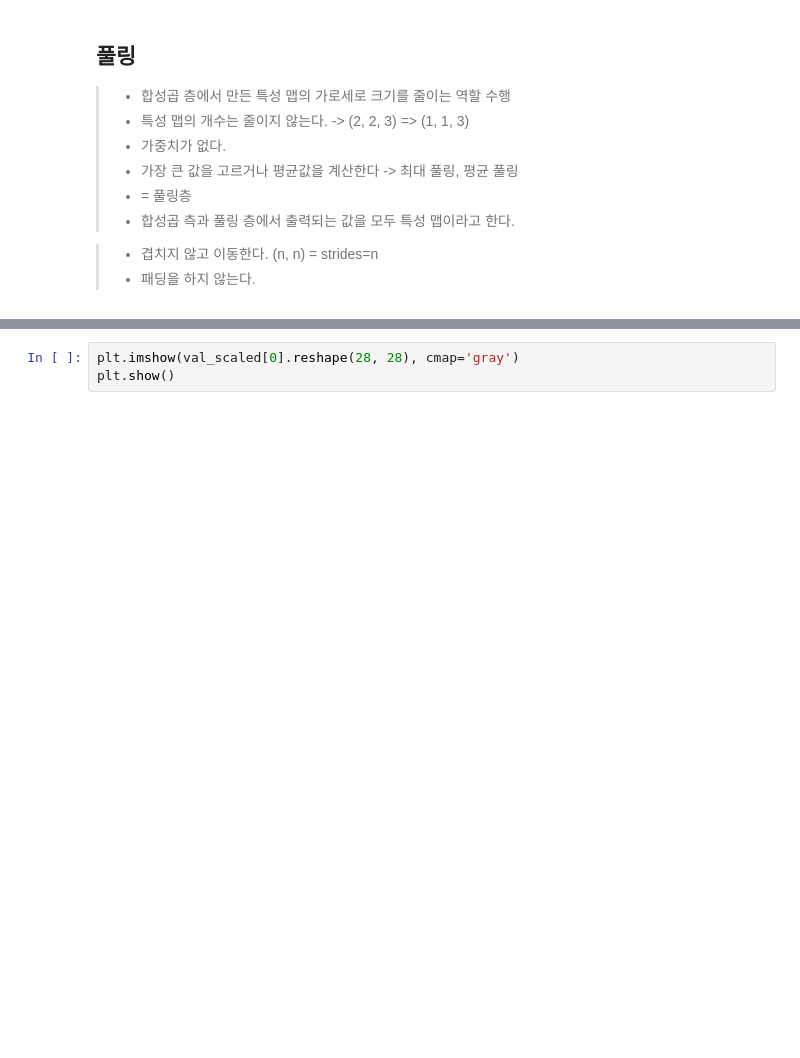
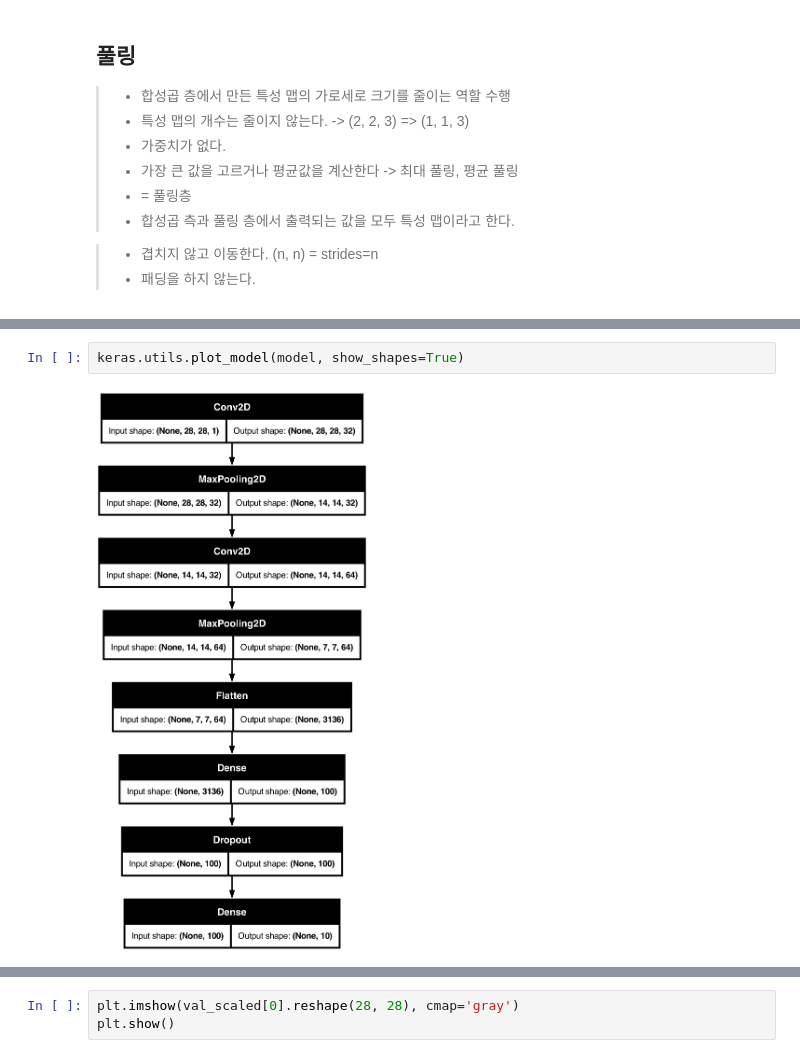
Before and after one commit to jangtaehun/study_machine_learning, a Jupyter notebook: 혼공/CNN/8-1_2.ipynb, the cells around one changed output, grey strips where cells are left out. Saved outputs shown, nothing was run; the diff lists cells and outputs as text; blank space fills up the shorter version.

```diff
--- a/혼공/CNN/8-1_2.ipynb
+++ b/혼공/CNN/8-1_2.ipynb
@@ -118,3 +141,7 @@ Model: "sequential_1"
+# %%
+keras.utils.plot_model(model, show_shapes=True)
+# %% [output]
+[figure, added]
 # %%
 model.compile(optimizer='adam', loss='sparse_categorical_crossentropy', metrics=['accuracy'])
 
```
Also changed, not shown: parts of 12 cells of this notebook, 11 other files.
